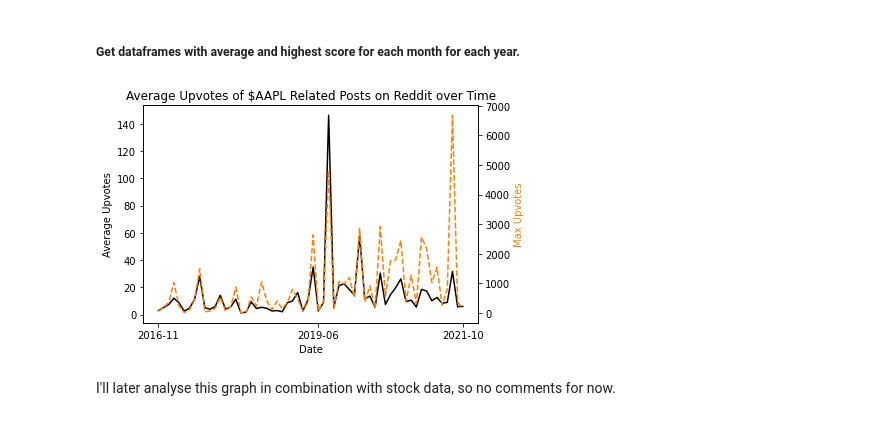
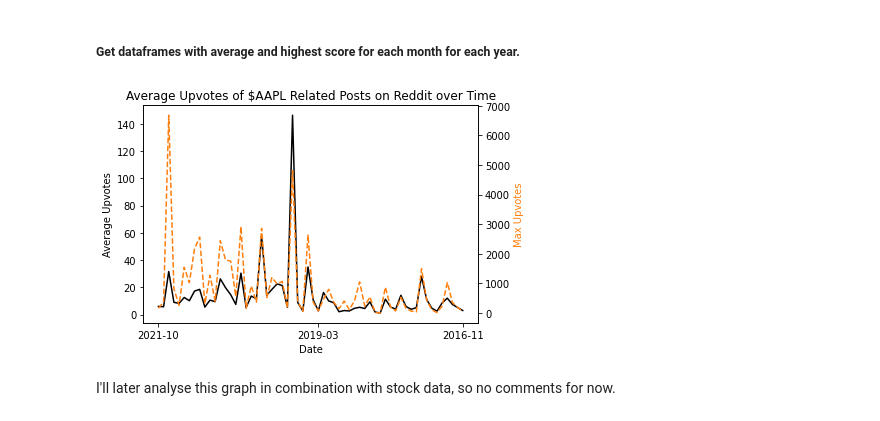
Before and after one commit to JackIHill/DataAnalytics, a Jupyter notebook: Independent/AAPL Analysis/AAPL Stock+Reddit Analysis.ipynb, the cells around one changed output. Saved outputs shown, nothing was run; the diff lists cells and outputs as text; code cells hidden in the pictures.

```diff
--- a/Independent/AAPL Analysis/AAPL Stock+Reddit Analysis.ipynb
+++ b/Independent/AAPL Analysis/AAPL Stock+Reddit Analysis.ipynb
@@ -165,23 +168,23 @@ month_max_score = monthly_post_scores.groupby('year_month')['score'].max().reset
 # %%
 import matplotlib.dates as mdates
 
 fig, ax = plt.subplots()
 ax2=ax.twinx()
 
-ax.plot(month_mean_score['year_month'], month_mean_score['score'], color='k')
-ax2.plot(month_max_score['year_month'], month_max_score['score'], color='tab:orange', linestyle='--')
+ax.plot(monthly_post_scores['year_month'], monthly_post_scores['monthly_mean'], color='k')
+ax2.plot(monthly_post_scores['year_month'], monthly_post_scores['monthly_max'], color='tab:orange', linestyle='--')
 
 ax.set_xlabel('Date')
 ax.set_ylabel('Average Upvotes')
 ax.set_title('Average Upvotes of $AAPL Related Posts on Reddit over Time')
 
 ax.xaxis.set_major_locator(mdates.MonthLocator())
 
 ax2.set_ylabel('Max Upvotes', color='tab:orange')
 
 plt.show()
 # %% [output]
-[figure, old version]
+[figure, new version]
 # %% [markdown]
 I'll later analyse this graph in combination with stock data, so no comments for now.
 # %% [markdown]
```
Also changed, not shown: parts of 26 cells of this notebook.
